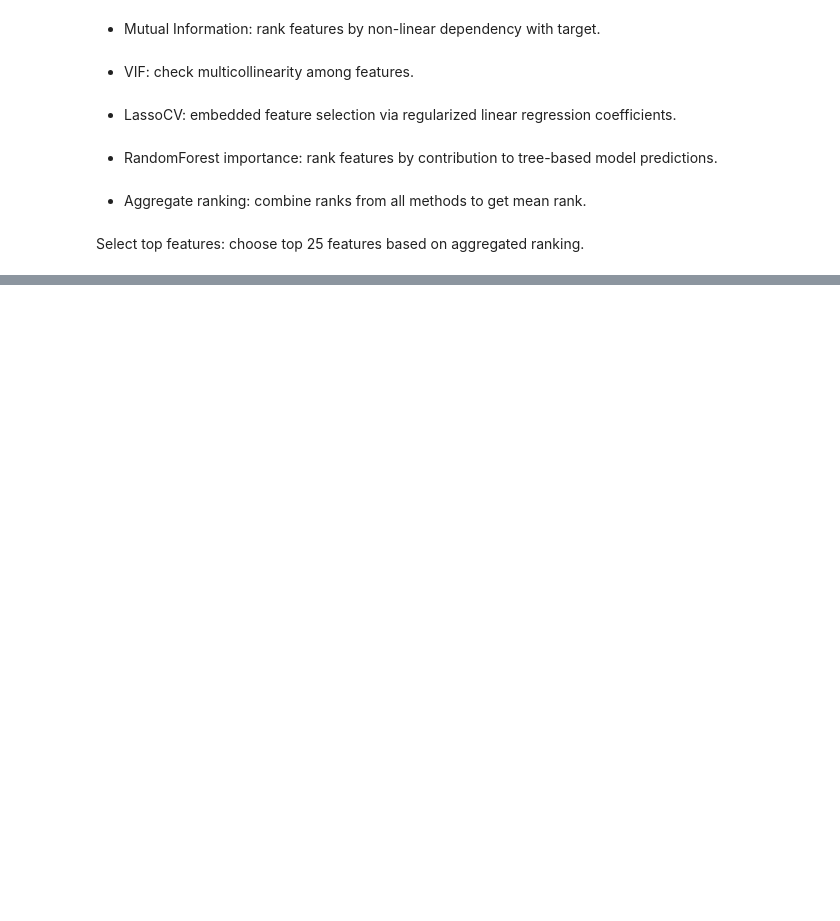
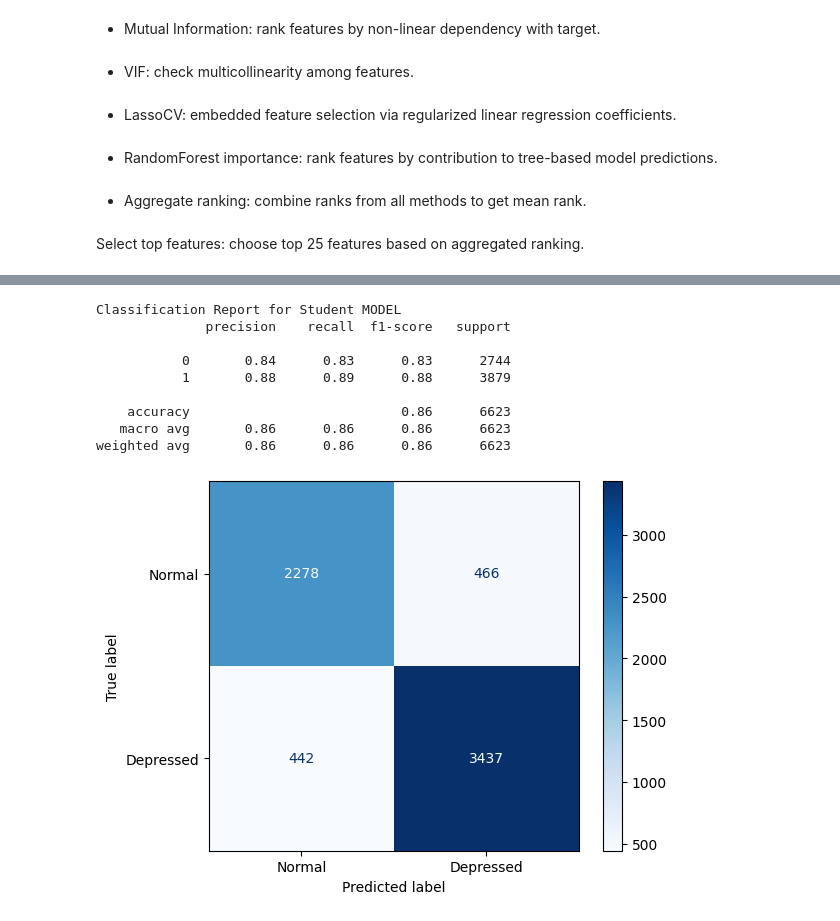
Before and after one commit to tlong-ds/india-depression-analysis, a Jupyter notebook: 04-feature-engineering.ipynb, the cells around one changed output, grey strips where cells are left out. Drawn from its saved outputs; the diff is of its cells as text; code cells hidden in the pictures; blank space fills up the shorter version.

```diff
--- a/04-feature-engineering.ipynb
+++ b/04-feature-engineering.ipynb
@@ -260,0 +180,3 @@ X_train.head()
+# %%
+X_train_student, X_test_student = encode_categorical_features(X_train_student, X_test_student, categorical_cols, high_card_cols, ordinal_cols)
+X_train_student.head()
@@ -260,0 +194,4 @@ X_train.head()
+# %%
+columns_to_drop = ["Name", "Profession"]
+X_train_student.drop(columns_to_drop, axis=1, inplace=True)
+X_test_student.drop(columns_to_drop, axis=1, inplace=True)
@@ -355,0 +401,2 @@ Selected features (top 25): ['Age', 'Academic Pressure', 'Suicide_Stress', 'Job
+# %%
+student_features = feature_selection(X_train_student, y_train_student)
@@ -355,0 +441,35 @@ Selected features (top 25): ['Age', 'Academic Pressure', 'Suicide_Stress', 'Job
+# %%
+# This code is temporary
+X_train_student = X_train_student[student_features]
+X_test_student = X_test_student[student_features]
+X_train_worker = X_train_worker[worker_features]
+X_test_worker = X_test_worker[worker_features]
+
+student_model = RandomForestClassifier(random_state=42)
+worker_model = RandomForestClassifier(random_state=42)
+
+student_model.fit(X_train_student, y_train_student)
+worker_model.fit(X_train_worker, y_train_worker)
+y_pred_student = student_model.predict(X_test_student)
+y_pred_worker = worker_model.predict(X_test_worker)
+# %%
+from sklearn.metrics import classification_report, ConfusionMatrixDisplay
+import matplotlib.pyplot as plt
+
+print("Classification Report for Student MODEL")
+print(classification_report(y_test_student, y_pred_student))
+
+# Vẽ ma trận
+ConfusionMatrixDisplay.from_predictions(y_test_student, y_pred_student, display_labels=["Normal", "Depressed"], cmap="Blues")
+plt.show()
+# %% [output]
+Classification Report for Student MODEL
+              precision    recall  f1-score   support
+
+           0       0.84      0.83      0.83      2744
+           1       0.88      0.89      0.88      3879
+
+    accuracy                           0.86      6623
+   macro avg       0.86      0.86      0.86      6623
+weighted avg       0.86      0.86      0.86      6623
+[figure, added]
```
Also changed, not shown: parts of 61 cells of this notebook.
